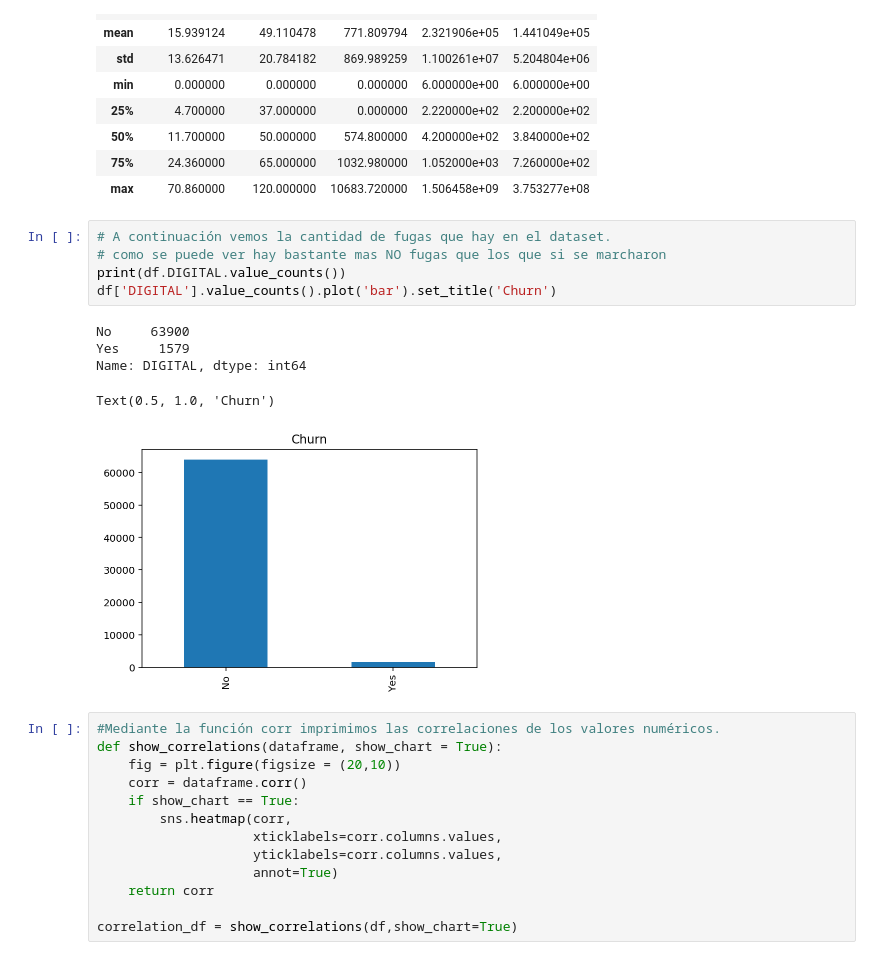
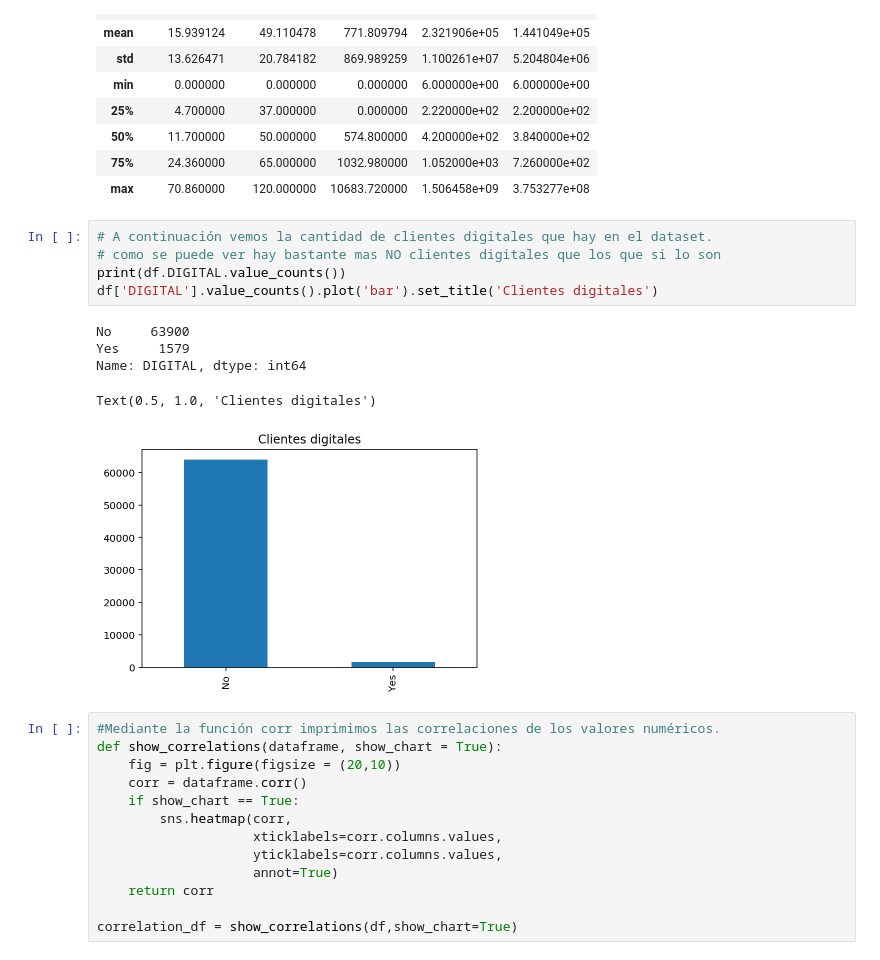
Before and after one commit to hplaza1992/TFM, a Jupyter notebook: codigoTFM.ipynb, the cells around one changed output. Cells and saved outputs as stored; diff of their text form.

```diff
--- a/codigoTFM.ipynb
+++ b/codigoTFM.ipynb
@@ -126,16 +128,16 @@ df.describe()
 | 75% | 24.360000 | 65.000000 | 1032.980000 | 1.052000e+03 | 7.260000e+02 |
 | max | 70.860000 | 120.000000 | 10683.720000 | 1.506458e+09 | 3.753277e+08 |
 # %%
-# A continuación vemos la cantidad de fugas que hay en el dataset.
-# como se puede ver hay bastante mas NO fugas que los que si se marcharon
+# A continuación vemos la cantidad de clientes digitales que hay en el dataset.
+# como se puede ver hay bastante mas NO clientes digitales que los que si lo son
 print(df.DIGITAL.value_counts())
-df['DIGITAL'].value_counts().plot('bar').set_title('Churn')
+df['DIGITAL'].value_counts().plot('bar').set_title('Clientes digitales')
 # %% [output]
 No     63900
 Yes     1579
 Name: DIGITAL, dtype: int64
-Text(0.5, 1.0, 'Churn')
+Text(0.5, 1.0, 'Clientes digitales')
-[figure, old version]
+[figure, new version]
 # %%
 #Mediante la función corr imprimimos las correlaciones de los valores numéricos.
 def show_correlations(dataframe, show_chart = True):
```
Also changed, not shown: parts of 6 cells of this notebook.
